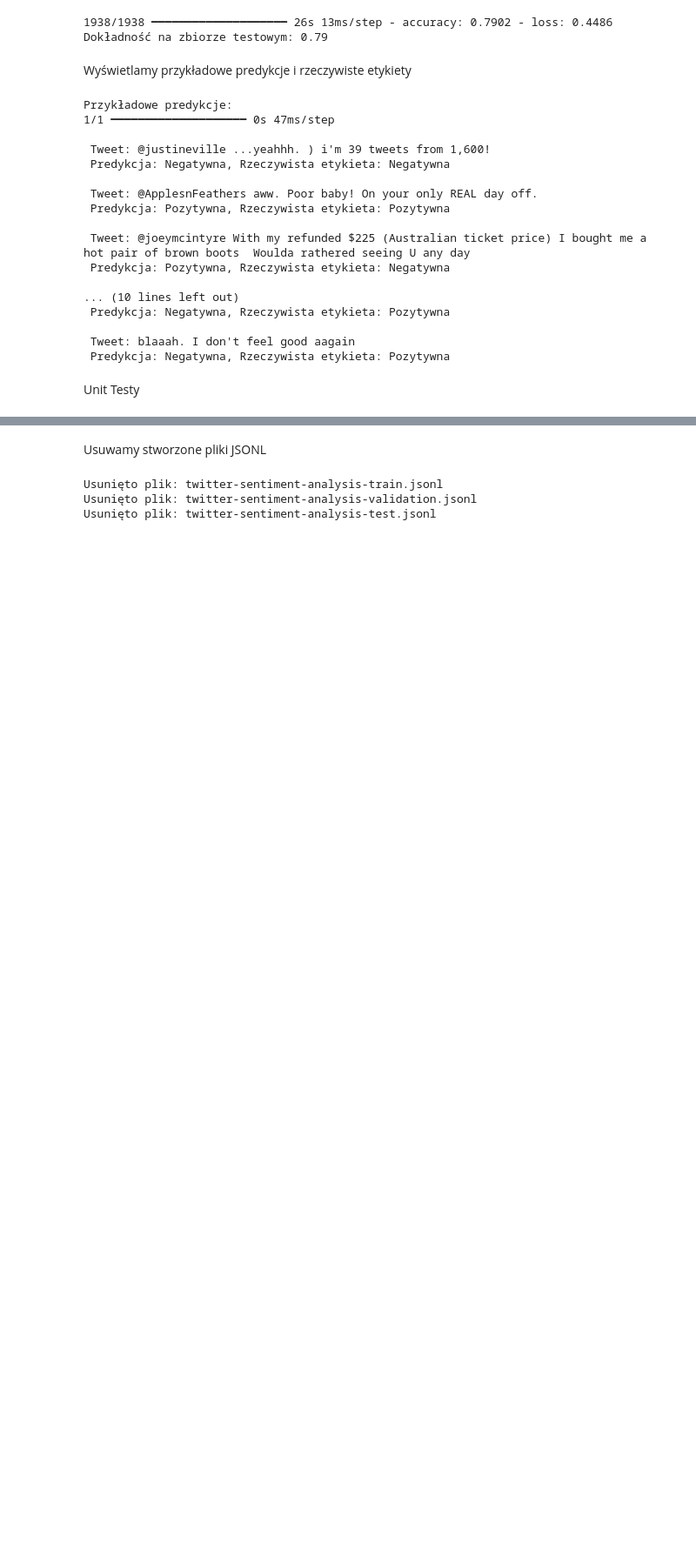
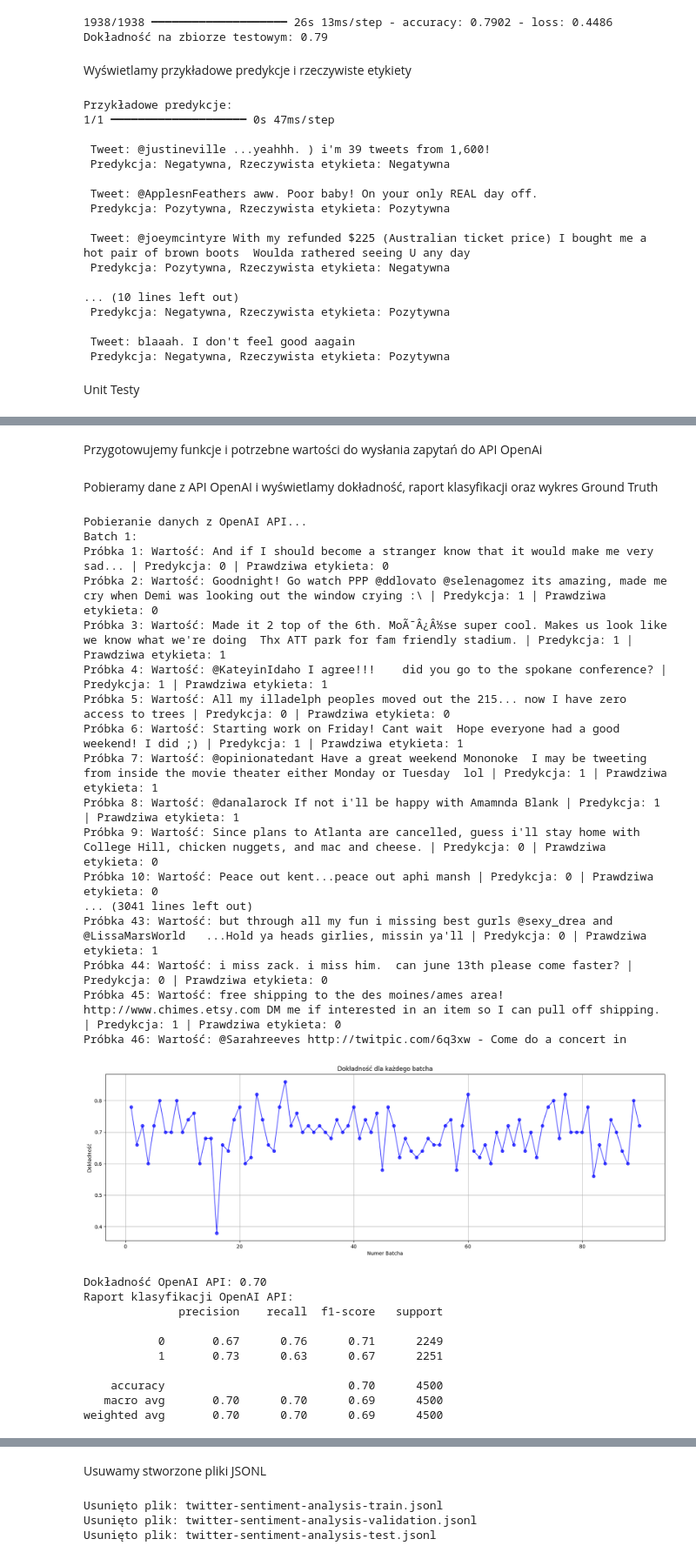
Before and after one commit to lukaszharkot/MwDM, a Jupyter notebook: TwitterSentimentClassification.ipynb, the cells around one changed output, grey strips where cells are left out. Shown: that part at 87% size. Drawn from its saved outputs; the diff is of its cells as text; code cells hidden in the pictures; blank space fills up the shorter version.

Commit message:
Implement OpenAI API and compare models

```diff
--- a/TwitterSentimentClassification.ipynb
+++ b/TwitterSentimentClassification.ipynb
@@ -242,3 +248,5 @@ Ran 3 tests in 12.583s
 
 OK
 <unittest.main.TestProgram at 0x...>
+# %% [markdown]
+Przygotowujemy funkcje i potrzebne wartości do wysłania zapytań do API OpenAi
@@ -244,0 +310,75 @@ OK
+# %% [markdown]
+Pobieramy dane z API OpenAI i wyświetlamy dokładność, raport klasyfikacji oraz wykres Ground Truth
+# %%
+batch_size = 50
+num_batches = 90
+print("Pobieranie danych z OpenAI API...")
+openai_preds = classify_with_openai_in_batches(texts, batch_size, num_batches)
+
+# Przygotowwanie wykresu dokładności batchy
+batch_accuracies = []
+for batch_num in range(num_batches):
+    start_idx = batch_num * batch_size
+    end_idx = start_idx + batch_size
+    batch_preds = openai_preds[start_idx:end_idx]  # Predykcje dla tego batcha
+    batch_labels = true_labels[start_idx:end_idx]  # Prawdziwe etykiety dla tego batcha
+
+    batch_accuracy = accuracy_score(batch_labels, batch_preds)
+    batch_accuracies.append(batch_accuracy)
+
+# Tworzenie wykresu dokładności dla każdego batcha
+plt.figure(figsize=(20, 6))
+plt.plot(range(1, num_batches + 1), batch_accuracies, marker='o', linestyle='-', color='blue', alpha=0.7)
+plt.title("Dokładność dla każdego batcha")
+plt.xlabel('Numer Batcha')
+plt.ylabel('Dokładność')
+plt.grid(True)
+plt.show()
+
+# Oblicz dokładność i wyświetl raport klasyfikacji
+openai_accuracy = accuracy_score(true_labels[0:len(openai_preds)], openai_preds)
+print(f"Dokładność OpenAI API: {openai_accuracy:.2f}")
+print("Raport klasyfikacji OpenAI API:")
+print(classification_report(true_labels[0:len(openai_preds)], openai_preds))
+
+deviations = [1 if pred > true else -1 if pred < true else 0 for true, pred in zip(true_labels, openai_preds)]
+
+# Tworzenie wykresu odchyleń
+plt.figure(figsize=(20, 6))
+plt.plot(deviations, marker='o', linestyle='', label='OpenAI Odchylenia', color='blue', alpha=0.7)
+plt.axhline(0, color='black', linewidth=1, linestyle='--') # Linia bazowa dla braku odchylenia
+plt.title("Ground Truth vs Predykcje OpenAI")
+plt.xlabel('Indeks Próbki')
+plt.ylabel('Odchylenie (1: Nadpredykcja, -1: Niedopredykcja, 0: Poprawna)')
+plt.legend()
+plt.grid(True)
+plt.show()
+# %% [output]
+Pobieranie danych z OpenAI API...
+Batch 1:
+Próbka 1: Wartość: And if I should become a stranger know that it would make me very sad... | Predykcja: 0 | Prawdziwa etykieta: 0
+Próbka 2: Wartość: Goodnight! Go watch PPP @ddlovato @selenagomez its amazing, made me cry when Demi was looking out the window crying :\ | Predykcja: 1 | Prawdziwa etykieta: 0
+Próbka 3: Wartość: Made it 2 top of the 6th. MoÃ¯Â¿Â½se super cool. Makes us look like we know what we're doing  Thx ATT park for fam friendly stadium. | Predykcja: 1 | Prawdziwa etykieta: 1
+Próbka 4: Wartość: @KateyinIdaho I agree!!!    did you go to the spokane conference? | Predykcja: 1 | Prawdziwa etykieta: 1
+Próbka 5: Wartość: All my illadelph peoples moved out the 215... now I have zero access to trees | Predykcja: 0 | Prawdziwa etykieta: 0
+Próbka 6: Wartość: Starting work on Friday! Cant wait  Hope everyone had a good weekend! I did ;) | Predykcja: 1 | Prawdziwa etykieta: 1
+Próbka 7: Wartość: @opinionatedant Have a great weekend Mononoke  I may be tweeting from inside the movie theater either Monday or Tuesday  lol | Predykcja: 1 | Prawdziwa etykieta: 1
+Próbka 8: Wartość: @danalarock If not i'll be happy with Amamnda Blank | Predykcja: 1 | Prawdziwa etykieta: 1
+Próbka 9: Wartość: Since plans to Atlanta are cancelled, guess i'll stay home with College Hill, chicken nuggets, and mac and cheese. | Predykcja: 0 | Prawdziwa etykieta: 0
+Próbka 10: Wartość: Peace out kent...peace out aphi mansh | Predykcja: 0 | Prawdziwa etykieta: 0
+... (3041 lines left out)
+Próbka 43: Wartość: but through all my fun i missing best gurls @sexy_drea and @LissaMarsWorld   ...Hold ya heads girlies, missin ya'll | Predykcja: 0 | Prawdziwa etykieta: 1
+Próbka 44: Wartość: i miss zack. i miss him.  can june 13th please come faster? | Predykcja: 0 | Prawdziwa etykieta: 0
+Próbka 45: Wartość: free shipping to the des moines/ames area! http://www.chimes.etsy.com DM me if interested in an item so I can pull off shipping. | Predykcja: 1 | Prawdziwa etykieta: 0
+Próbka 46: Wartość: @Sarahreeves http://twitpic.com/6q3xw - Come do a concert in
+[figure, added]
+Dokładność OpenAI API: 0.70
+Raport klasyfikacji OpenAI API:
+              precision    recall  f1-score   support
+
+           0       0.67      0.76      0.71      2249
+           1       0.73      0.63      0.67      2251
+
+    accuracy                           0.70      4500
+   macro avg       0.70      0.70      0.69      4500
+weighted avg       0.70      0.70      0.69      4500
```
Also changed, not shown: parts of 4 cells of this notebook.
